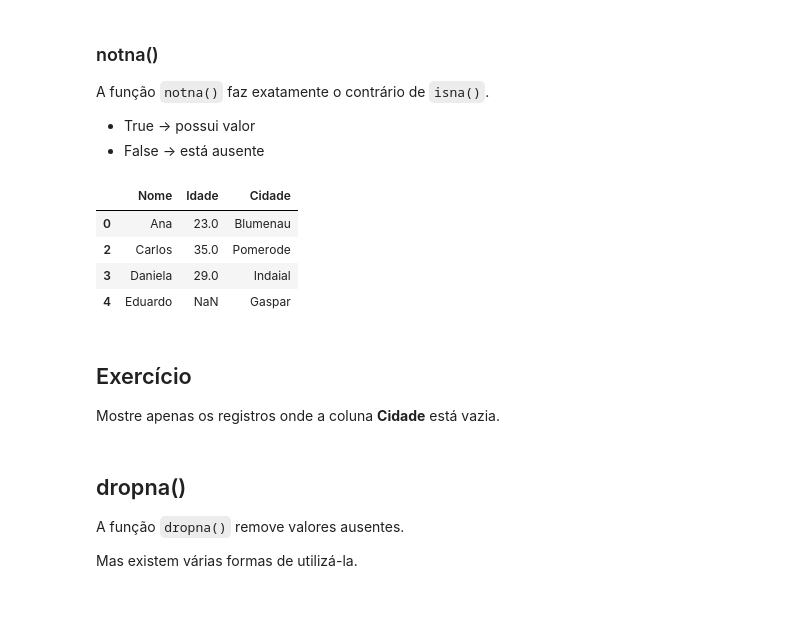
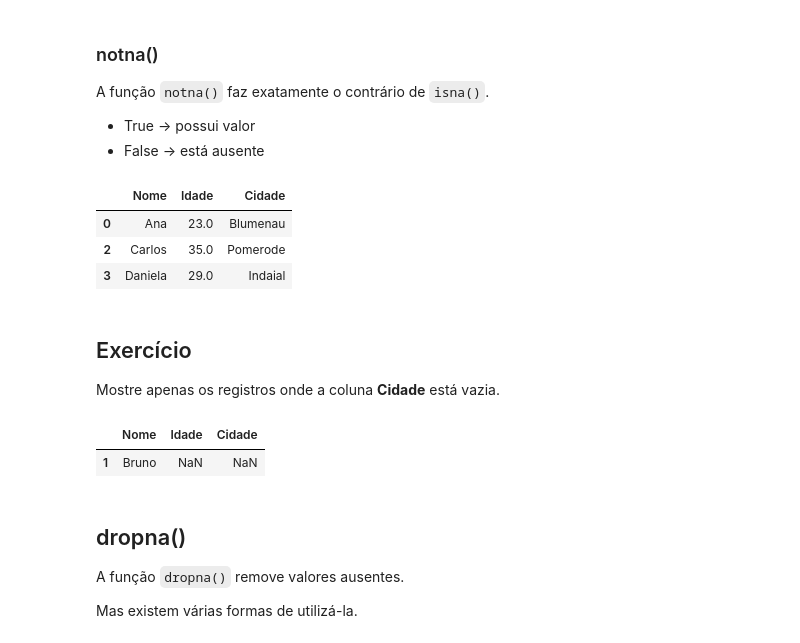
Before and after one commit to andercb/limpeza-dados, a Jupyter notebook: limpeza_dados.ipynb, the cells around one changed output. Cells and saved outputs as stored; diff of their text form; code cells hidden in the pictures; blank space fills up the shorter version.

```diff
--- a/limpeza_dados.ipynb
+++ b/limpeza_dados.ipynb
@@ -73,18 +73,22 @@ A função `notna()` faz exatamente o contrário de `isna()`.
 - True → possui valor
 - False → está ausente
 # %%
-df[df["Cidade"].notna()]
-#df[df["Cidade"].notna() & df["Idade"].notna()]
+#df[df["Cidade"].notna()]
+df[df["Cidade"].notna() & df["Idade"].notna()]
 # %% [output]
 |  | Nome | Idade | Cidade |
 | 0 | Ana | 23.0 | Blumenau |
 | 2 | Carlos | 35.0 | Pomerode |
 | 3 | Daniela | 29.0 | Indaial |
-| 4 | Eduardo | NaN | Gaspar |
 # %% [markdown]
 ## Exercício
 
 Mostre apenas os registros onde a coluna **Cidade** está vazia.
+# %%
+df[df["Cidade"].isna()]
+# %% [output]
+|  | Nome | Idade | Cidade |
+| 1 | Bruno | NaN | NaN |
 # %% [markdown]
 ## dropna()
 
```
Also changed, not shown: parts of 41 cells of this notebook.
